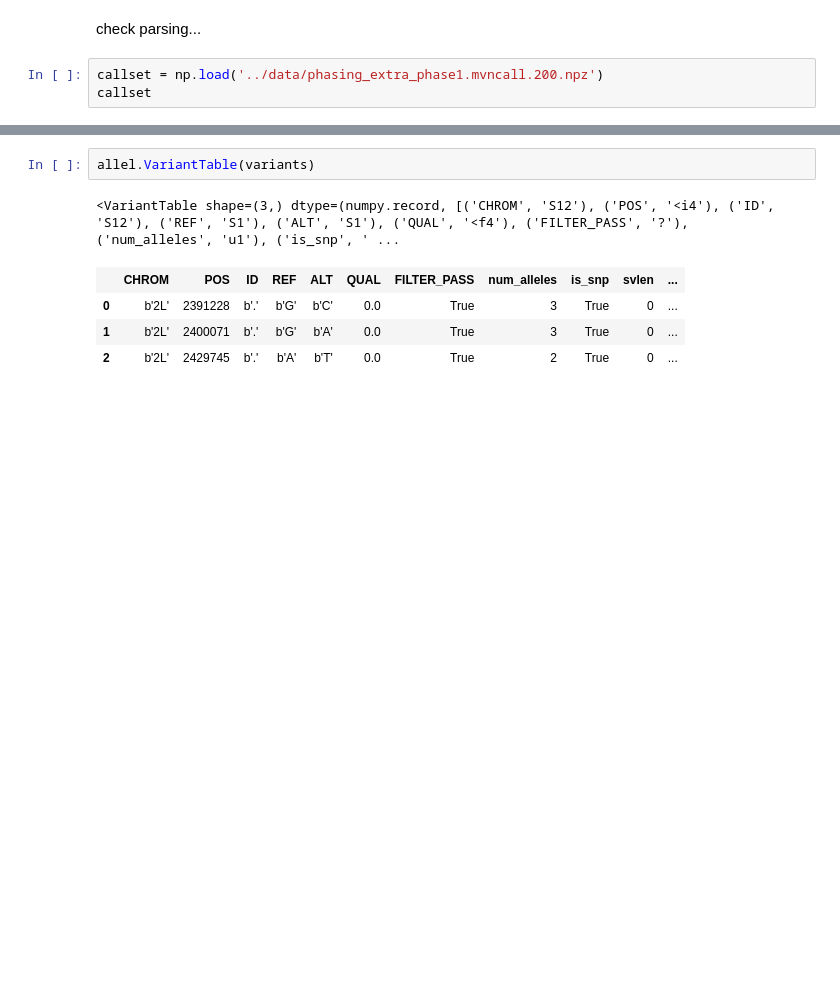
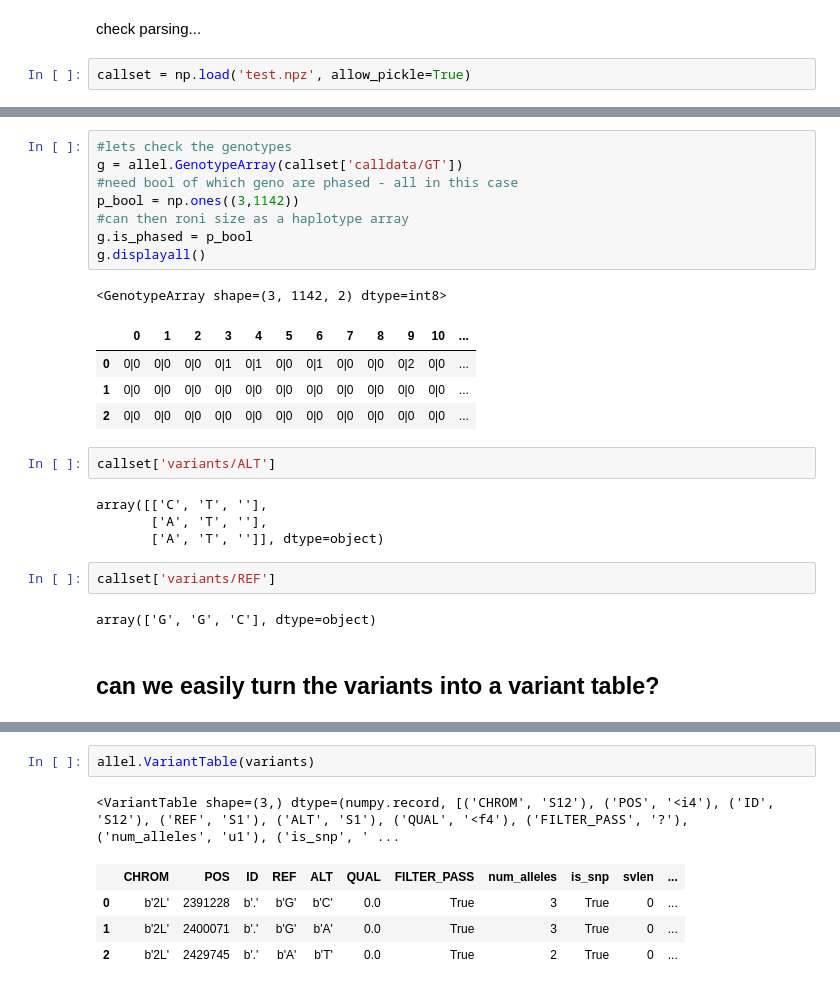
Before and after one commit to malariagen/ag1000g-phase2-vgsc-report, a Jupyter notebook: notebooks/data_2_Phase_2_vgsc_mvncall.ipynb, the cells around one changed output, grey strips where cells are left out. Saved outputs shown, nothing was run; the diff lists cells and outputs as text; blank space fills up the shorter version.

Commit message:
mvn phasing complete - stil need to test allels vcf to np data structure as different to old version

```diff
--- a/notebooks/data_2_Phase_2_vgsc_mvncall.ipynb
+++ b/notebooks/data_2_Phase_2_vgsc_mvncall.ipynb
@@ -290,5 +249,4 @@ for numsnps in 50, 100, 200:
 # %% [markdown]
 check parsing...
 # %%
-callset = np.load('../data/phasing_extra_phase1.mvncall.200.npz')
-callset
+callset = np.load('test.npz', allow_pickle=True)
@@ -298,0 +265,26 @@ variants = callset['variants']
+# %%
+#lets check the genotypes
+g = allel.GenotypeArray(callset['calldata/GT'])
+#need bool of which geno are phased - all in this case
+p_bool = np.ones((3,1142))
+#can then roni size as a haplotype array
+g.is_phased = p_bool
+g.displayall()
+# %% [output]
+<GenotypeArray shape=(3, 1142, 2) dtype=int8>
+|  | 0 | 1 | 2 | 3 | 4 | 5 | 6 | 7 | 8 | 9 | 10 | ... |
+| 0 | 0|0 | 0|0 | 0|0 | 0|1 | 0|1 | 0|0 | 0|1 | 0|0 | 0|0 | 0|2 | 0|0 | ... |
+| 1 | 0|0 | 0|0 | 0|0 | 0|0 | 0|0 | 0|0 | 0|0 | 0|0 | 0|0 | 0|0 | 0|0 | ... |
+| 2 | 0|0 | 0|0 | 0|0 | 0|0 | 0|0 | 0|0 | 0|0 | 0|0 | 0|0 | 0|0 | 0|0 | ... |
+# %%
+callset['variants/ALT']
+# %% [output]
+array([['C', 'T', ''],
+       ['A', 'T', ''],
+       ['A', 'T', '']], dtype=object)
+# %%
+callset['variants/REF']
+# %% [output]
+array(['G', 'G', 'C'], dtype=object)
+# %% [markdown]
+## can we easily turn the variants into a variant table?
```
Also changed, not shown: parts of 15 cells of this notebook, 8 other files.
